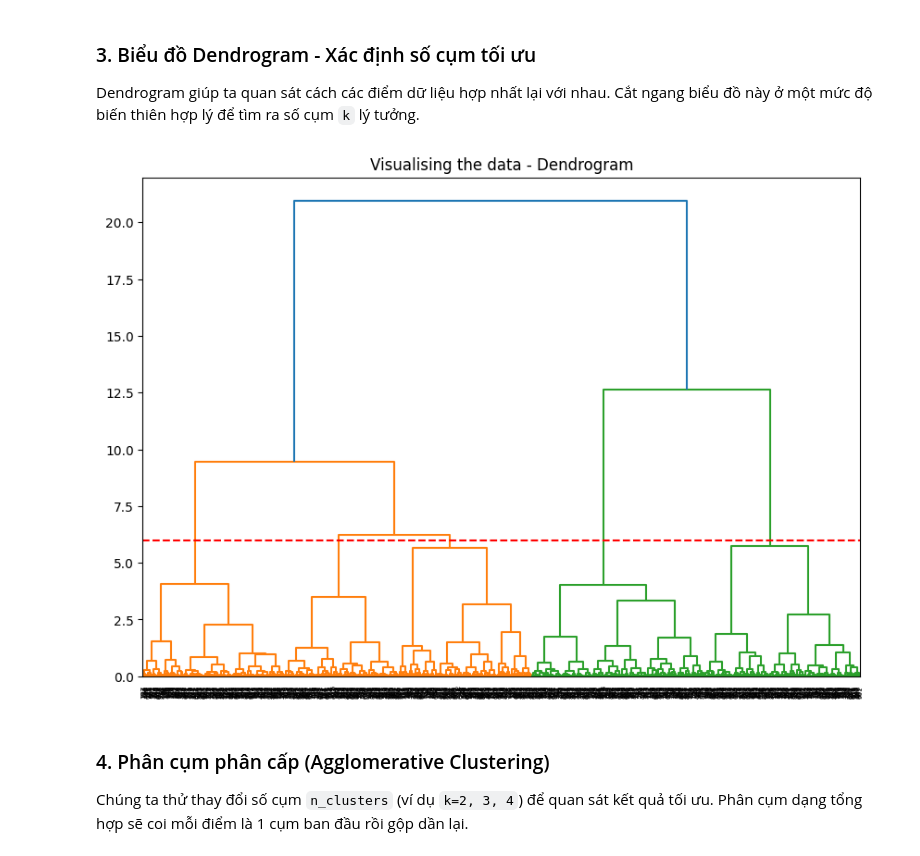
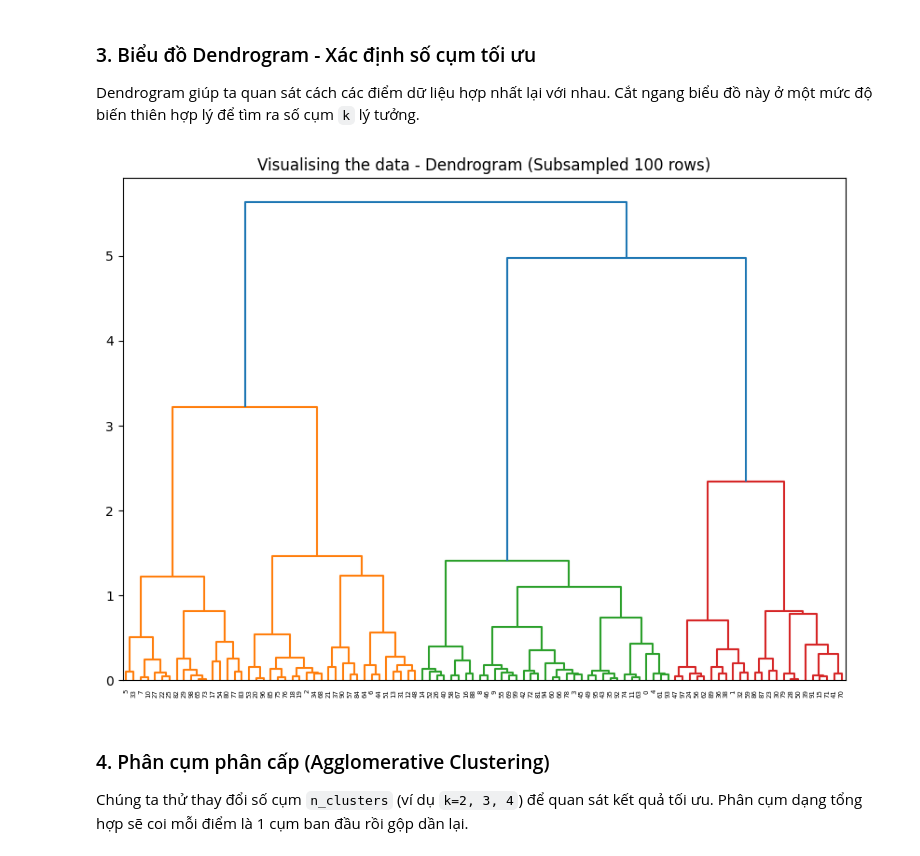
Before and after one commit to EurusDevSec/Year4_Hk2, a Jupyter notebook: Machine_Learning/Hands-on/Lab3_2224802010279_LeVanHoang/bai4.ipynb, the cells around one changed output. Cells and saved outputs as stored; diff of their text form; code cells hidden in the pictures.

```diff
--- a/Machine_Learning/Hands-on/Lab3_2224802010279_LeVanHoang/bai4.ipynb
+++ b/Machine_Learning/Hands-on/Lab3_2224802010279_LeVanHoang/bai4.ipynb
@@ -64,8 +64,8 @@ except FileNotFoundError:
 # 1. Bỏ cột CUST_ID (mã khách hàng, không dùng để phân cụm)
 X = df.drop('CUST_ID', axis=1)
 
-# 2. Xử lý giá trị bị thiếu (Missing values) - Thay bằng phương pháp ffill
-X.fillna(method='ffill', inplace=True)
+# 2. Xử lý giá trị bị thiếu (Missing values) - Sử dụng ffill() thay cho fillna(method='ffill')
+X = X.ffill()
 
 # 3. Chuẩn hóa dữ liệu (Scaling)
 scaler = StandardScaler()
@@ -110,14 +110,17 @@ Dữ liệu sau khi giảm xuống 2 chiều (P1, P2):
 ### 3. Biểu đồ Dendrogram - Xác định số cụm tối ưu
 Dendrogram giúp ta quan sát cách các điểm dữ liệu hợp nhất lại với nhau. Cắt ngang biểu đồ này ở một mức độ biến thiên hợp lý để tìm ra số cụm `k` lý tưởng.
 # %%
-# Lấy mẫu một phần dữ liệu (1000 hàng đầu) để vẽ Dendrogram tránh bi quá dày đặc
+# Lấy mẫu 100 hàng đầu để vẽ Dendrogram cho rõ ràng, không bị chồng lấn
+import scipy.cluster.hierarchy as shc
+
 plt.figure(figsize=(10, 7))
-plt.title("Visualising the data - Dendrogram")
-dend = shc.dendrogram(shc.linkage(X_principal.head(1000), method='ward'))
-plt.axhline(y=6, color='r', linestyle='--') # Ví dụ đường cắt tại y=6 giúp chia ra k cụm
+plt.title("Visualising the data - Dendrogram (Subsampled 100 rows)")
+# Sử dụng 100 hàng đầu
+dend = shc.dendrogram(shc.linkage(X_principal.head(100), method='ward'))
+plt.axhline(y=6, color='r', linestyle='--')
 plt.show()
 # %% [output]
-[figure, old version]
+[figure, new version]
 # %% [markdown]
 ### 4. Phân cụm phân cấp (Agglomerative Clustering)
 Chúng ta thử thay đổi số cụm `n_clusters` (ví dụ `k=2, 3, 4`) để quan sát kết quả tối ưu. Phân cụm dạng tổng hợp sẽ coi mỗi điểm là 1 cụm ban đầu rồi gộp dần lại.
```
Also changed, not shown: 1 other file.
